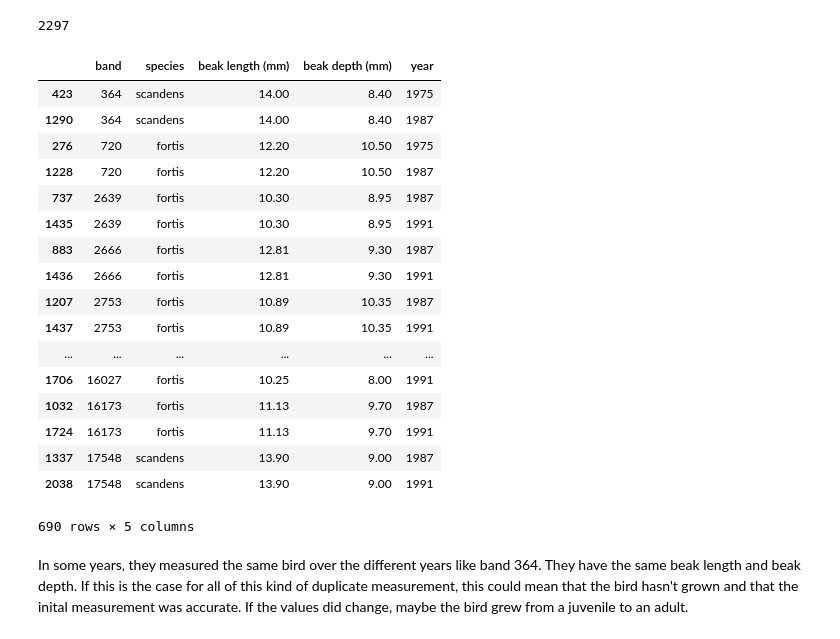
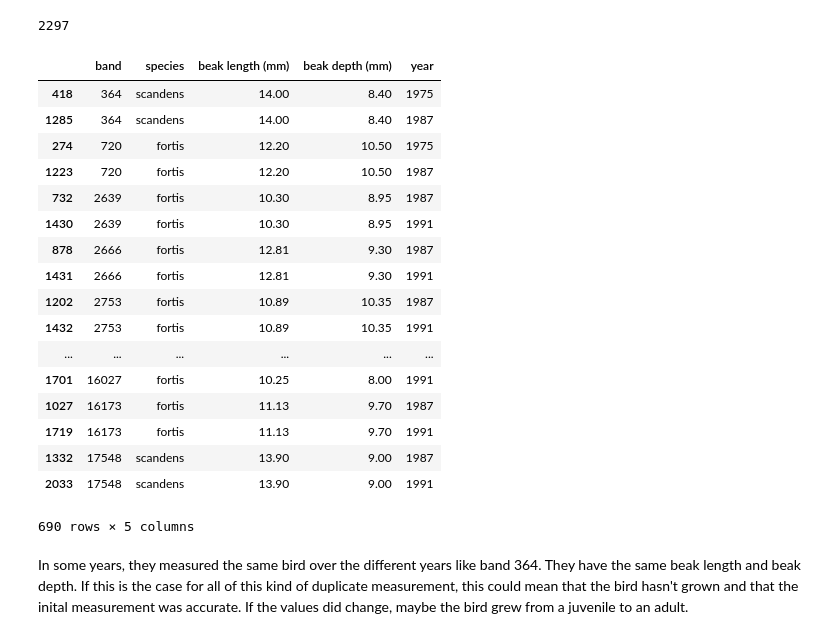
Before and after one commit to Xinhong111/Bi203, a Jupyter notebook: sandbox/hw5.1_MW.ipynb, the cells around one changed output. Saved outputs shown, nothing was run; the diff lists cells and outputs as text; code cells hidden in the pictures.

```diff
--- a/sandbox/hw5.1_MW.ipynb
+++ b/sandbox/hw5.1_MW.ipynb
@@ -92,30 +92,31 @@ It makes most sense to delete the row for ID 19028 since we have no idea what sp
 Let's delete these rows for now.
 # %%
 df_deduped = df_deduped.drop([2057,2178,102,103])
+df_deduped = df_deduped.reset_index(drop=True)
 # %%
 len(df_deduped)
 # %% [output]
 2297
 # %%
-pd.concat(g for _, g in df_deduped.groupby('band') if len(g) > 1)
+pd.concat(g for _, g in df_deduped.groupby(['band', 'species']) if len(g) > 1)
 # %% [output]
 |  | band | species | beak length (mm) | beak depth (mm) | year |
-| 423 | 364 | scandens | 14.00 | 8.40 | 1975 |
-| 1290 | 364 | scandens | 14.00 | 8.40 | 1987 |
-| 276 | 720 | fortis | 12.20 | 10.50 | 1975 |
-| 1228 | 720 | fortis | 12.20 | 10.50 | 1987 |
-| 737 | 2639 | fortis | 10.30 | 8.95 | 1987 |
-| 1435 | 2639 | fortis | 10.30 | 8.95 | 1991 |
-| 883 | 2666 | fortis | 12.81 | 9.30 | 1987 |
-| 1436 | 2666 | fortis | 12.81 | 9.30 | 1991 |
-| 1207 | 2753 | fortis | 10.89 | 10.35 | 1987 |
-| 1437 | 2753 | fortis | 10.89 | 10.35 | 1991 |
+| 418 | 364 | scandens | 14.00 | 8.40 | 1975 |
+| 1285 | 364 | scandens | 14.00 | 8.40 | 1987 |
+| 274 | 720 | fortis | 12.20 | 10.50 | 1975 |
+| 1223 | 720 | fortis | 12.20 | 10.50 | 1987 |
+| 732 | 2639 | fortis | 10.30 | 8.95 | 1987 |
+| 1430 | 2639 | fortis | 10.30 | 8.95 | 1991 |
+| 878 | 2666 | fortis | 12.81 | 9.30 | 1987 |
+| 1431 | 2666 | fortis | 12.81 | 9.30 | 1991 |
+| 1202 | 2753 | fortis | 10.89 | 10.35 | 1987 |
+| 1432 | 2753 | fortis | 10.89 | 10.35 | 1991 |
 | ... | ... | ... | ... | ... | ... |
-| 1706 | 16027 | fortis | 10.25 | 8.00 | 1991 |
-| 1032 | 16173 | fortis | 11.13 | 9.70 | 1987 |
-| 1724 | 16173 | fortis | 11.13 | 9.70 | 1991 |
-| 1337 | 17548 | scandens | 13.90 | 9.00 | 1987 |
-| 2038 | 17548 | scandens | 13.90 | 9.00 | 1991 |
+| 1701 | 16027 | fortis | 10.25 | 8.00 | 1991 |
+| 1027 | 16173 | fortis | 11.13 | 9.70 | 1987 |
+| 1719 | 16173 | fortis | 11.13 | 9.70 | 1991 |
+| 1332 | 17548 | scandens | 13.90 | 9.00 | 1987 |
+| 2033 | 17548 | scandens | 13.90 | 9.00 | 1991 |
 690 rows × 5 columns
 # %% [markdown]
 In some years, they measured the same bird over the different years like band 364. They have the same beak length and beak depth. If this is the case for all of this kind of duplicate measurement, this could mean that the bird hasn't grown and that the inital measurement was accurate. If the values did change, maybe the bird grew from a juvenile to an adult.
```
